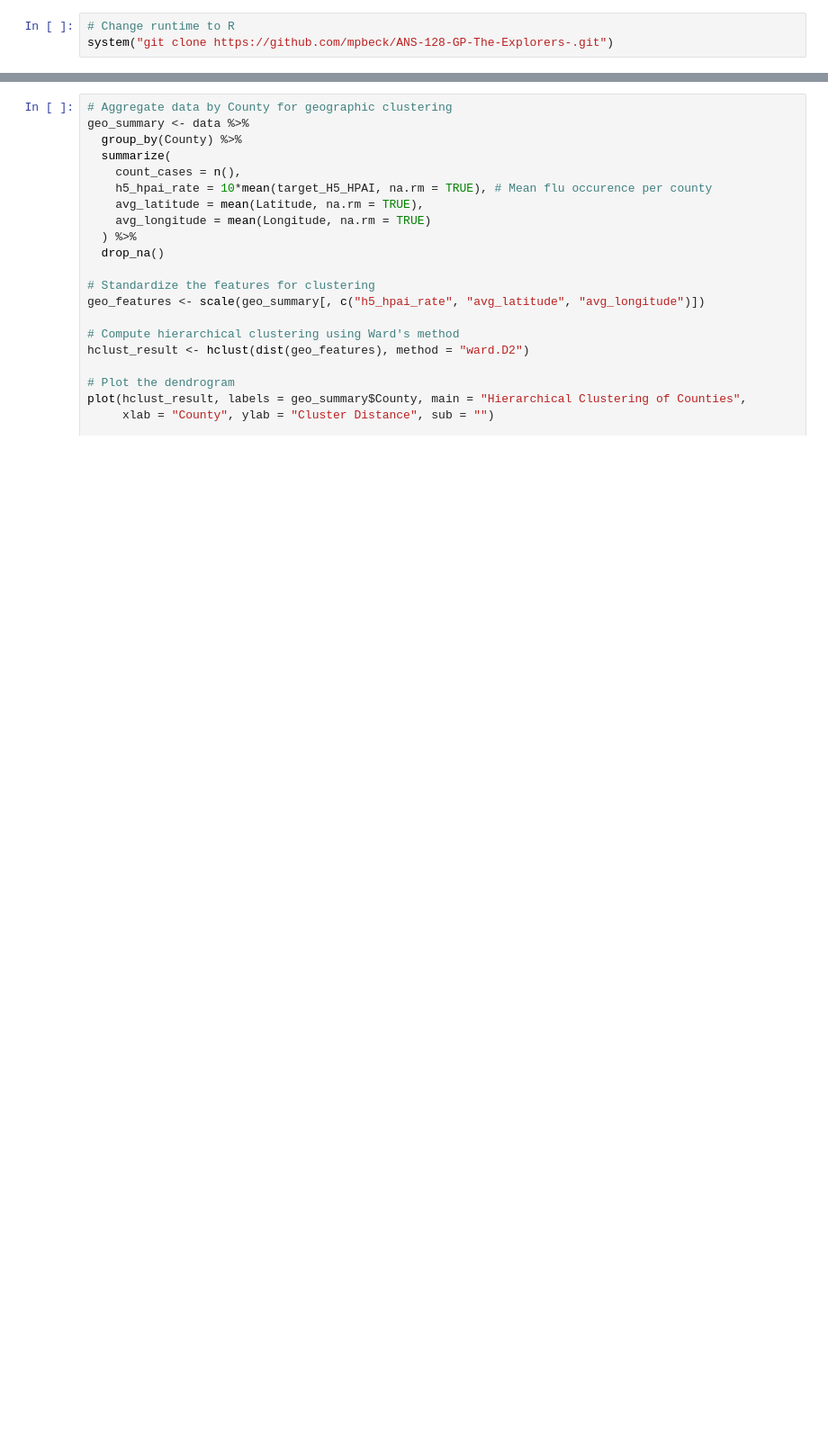
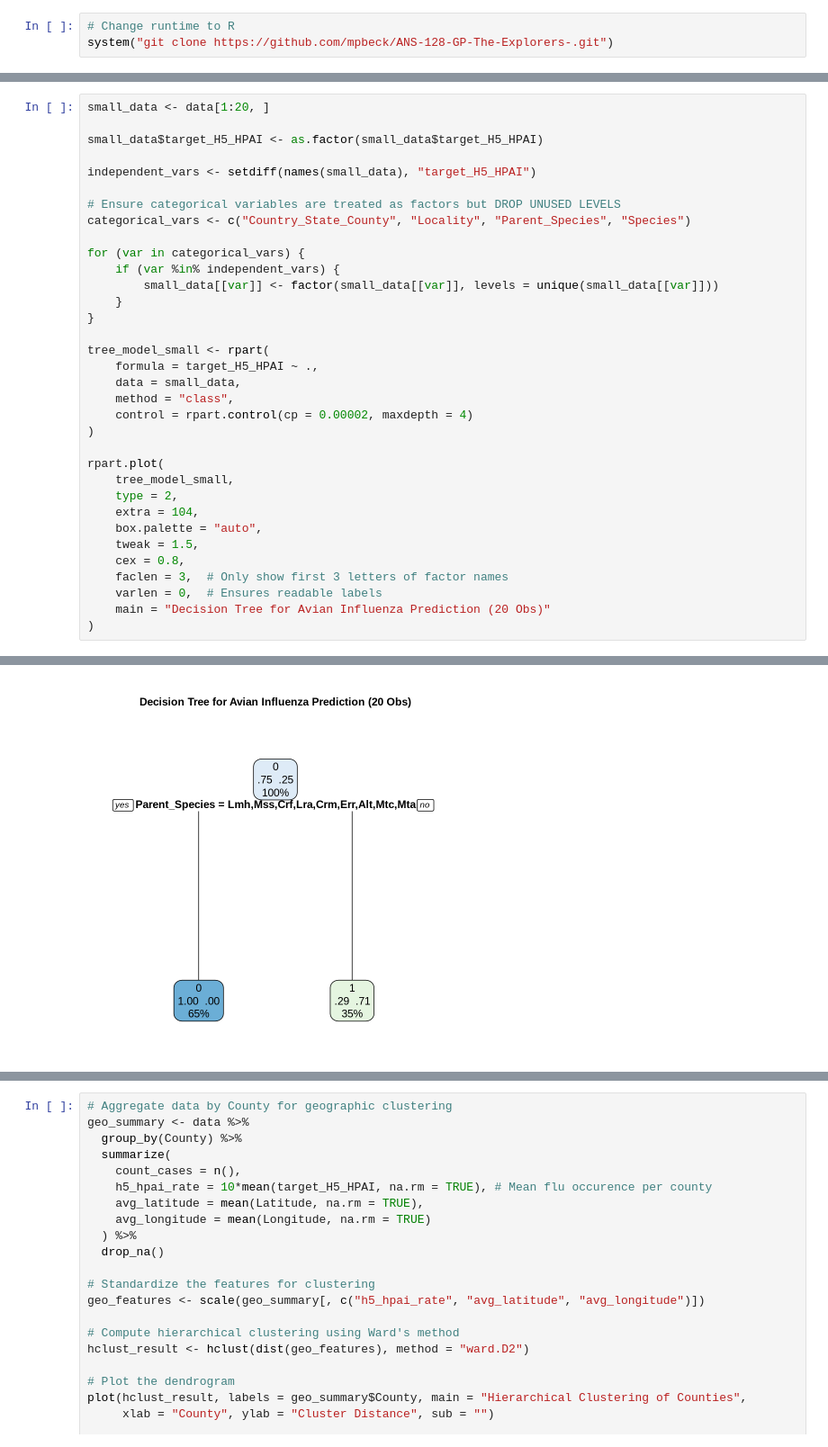
Before and after one commit to mpbeck/ANS-128-GP-The-Explorers-, a Jupyter notebook: code.ipynb, the cells around one changed output, grey strips where cells are left out. Shown: that part at 90% size. Cells and saved outputs as stored; diff of their text form; blank space fills up the shorter version.

```diff
--- a/code.ipynb
+++ b/code.ipynb
@@ -146,0 +226,35 @@ Prediction     0     1
+# %%
+small_data <- data[1:20, ]
+
+small_data$target_H5_HPAI <- as.factor(small_data$target_H5_HPAI)
+
+independent_vars <- setdiff(names(small_data), "target_H5_HPAI")
+
+# Ensure categorical variables are treated as factors but DROP UNUSED LEVELS
+categorical_vars <- c("Country_State_County", "Locality", "Parent_Species", "Species")
+
+for (var in categorical_vars) {
+    if (var %in% independent_vars) {
+        small_data[[var]] <- factor(small_data[[var]], levels = unique(small_data[[var]]))
+    }
+}
+
+tree_model_small <- rpart(
+    formula = target_H5_HPAI ~ .,
+    data = small_data,
+    method = "class",
+    control = rpart.control(cp = 0.00002, maxdepth = 4)
+)
+
+rpart.plot(
+    tree_model_small,
+    type = 2,
+    extra = 104,
+    box.palette = "auto",
+    tweak = 1.5,
+    cex = 0.8,
+    faclen = 3,  # Only show first 3 letters of factor names
+    varlen = 0,  # Ensures readable labels
+    main = "Decision Tree for Avian Influenza Prediction (20 Obs)"
+)
+# %% [output]
@@ -147,3 +263,4 @@ Prediction     0     1
+[figure, added]
 # %%
 # Clustering analysis
 # Aggregate data by Year
```
Also changed, not shown: parts of 8 cells of this notebook.
